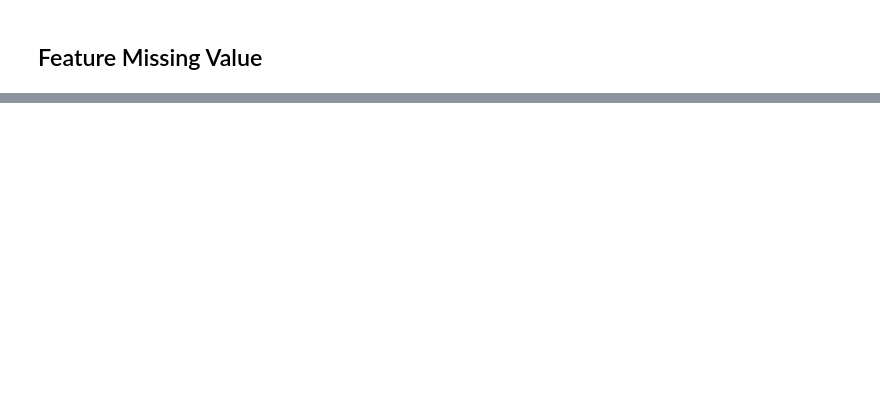
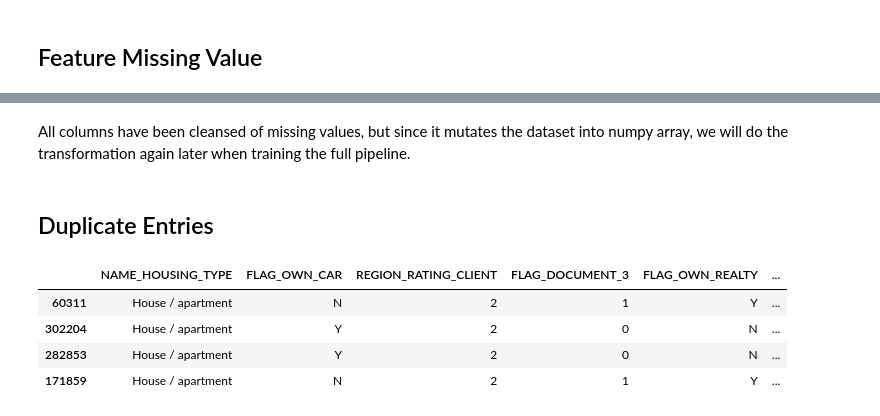
Before and after one commit to Ahmad-assegaf/hacktiv8-final-project, a Jupyter notebook: main.ipynb, the cells around one changed output, grey strips where cells are left out. Drawn from its saved outputs; the diff is of its cells as text; code cells hidden in the pictures; blank space fills up the shorter version.

```diff
--- a/main.ipynb
+++ b/main.ipynb
@@ -1030,0 +1183,4 @@ len(app_num_cols)
+# %%
+for i in app_columns_high_missing:
+    if i in correlated_features:
+        print(f"{i} found in columns")
@@ -1030,0 +1192,10 @@ len(app_num_cols)
+# %%
+unused_missing_columns = [
+    "FONDKAPREMONT_MODE",
+    "HOUSETYPE_MODE",
+    "WALLSMATERIAL_MODE",
+    "EMERGENCYSTATE_MODE",
+]
+
+for i in unused_missing_columns:
+    correlated_features.remove(i)
@@ -1140,0 +1272,12 @@ correlated_num_ft
+# %% [markdown]
+All columns have been cleansed of missing values, but since it mutates the dataset into numpy array, we will do the transformation again later when training the full pipeline.
+# %% [markdown]
+## Duplicate Entries
+# %%
+X_train_filtered[X_train_filtered.duplicated(keep=False).values]
+# %% [output]
+|  | NAME_HOUSING_TYPE | FLAG_OWN_CAR | REGION_RATING_CLIENT | FLAG_DOCUMENT_3 | FLAG_OWN_REALTY | ... |
+| 60311 | House / apartment | N | 2 | 1 | Y | ... |
+| 302204 | House / apartment | Y | 2 | 0 | N | ... |
+| 282853 | House / apartment | Y | 2 | 0 | N | ... |
+| 171859 | House / apartment | N | 2 | 1 | Y | ... |
```
Also changed, not shown: parts of 50 cells of this notebook.
